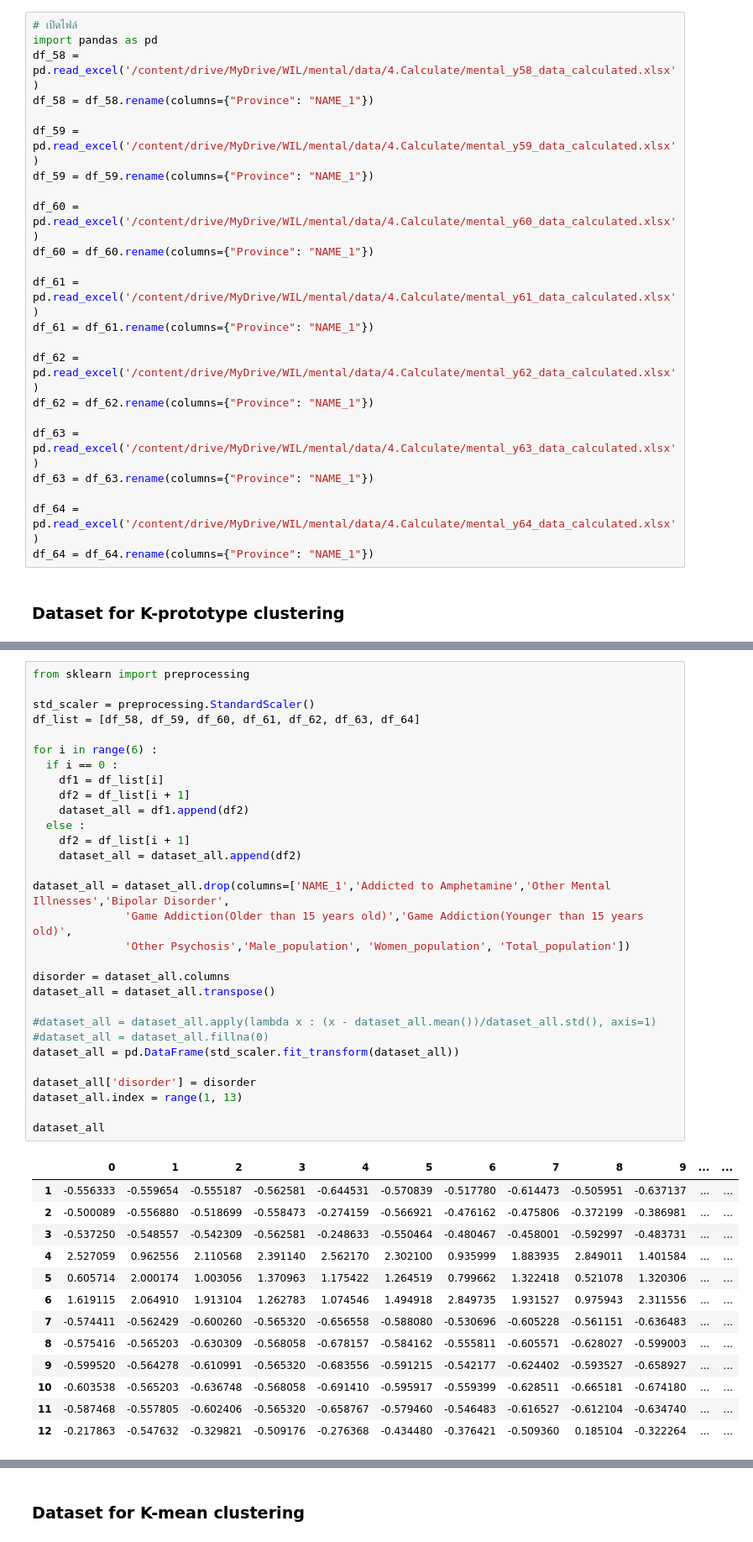
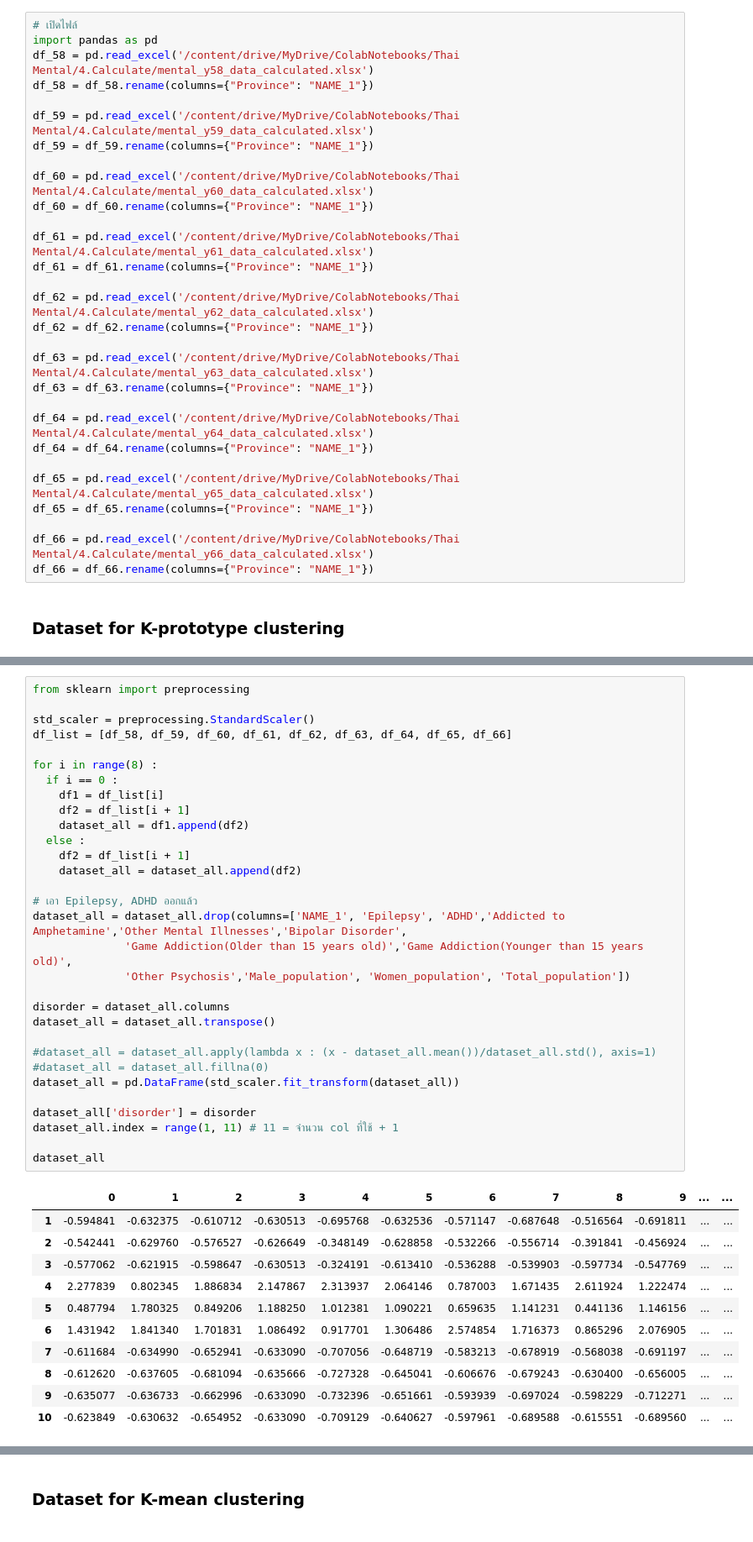
Before and after one commit to mill-ornrakorn/Spatiotemporal-epidemiology-and-analysis-of-mental-health-conditions-in-Thailand, a Jupyter notebook: 4-Unsupervised learning.ipynb, the cells around one changed output, grey strips where cells are left out. Shown at 84% size. Drawn from its saved outputs; the diff is of its cells as text.

```diff
--- a/4-Unsupervised learning.ipynb
+++ b/4-Unsupervised learning.ipynb
@@ -12,25 +12,31 @@ Mounted at /content/drive
 # %%
 # เปิดไฟล์
 import pandas as pd
-df_58 = pd.read_excel('/content/drive/MyDrive/WIL/mental/data/4.Calculate/mental_y58_data_calculated.xlsx')
+df_58 = pd.read_excel('/content/drive/MyDrive/ColabNotebooks/Thai Mental/4.Calculate/mental_y58_data_calculated.xlsx')
 df_58 = df_58.rename(columns={"Province": "NAME_1"})
 
-df_59 = pd.read_excel('/content/drive/MyDrive/WIL/mental/data/4.Calculate/mental_y59_data_calculated.xlsx')
+df_59 = pd.read_excel('/content/drive/MyDrive/ColabNotebooks/Thai Mental/4.Calculate/mental_y59_data_calculated.xlsx')
 df_59 = df_59.rename(columns={"Province": "NAME_1"})
 
-df_60 = pd.read_excel('/content/drive/MyDrive/WIL/mental/data/4.Calculate/mental_y60_data_calculated.xlsx')
+df_60 = pd.read_excel('/content/drive/MyDrive/ColabNotebooks/Thai Mental/4.Calculate/mental_y60_data_calculated.xlsx')
 df_60 = df_60.rename(columns={"Province": "NAME_1"})
 
-df_61 = pd.read_excel('/content/drive/MyDrive/WIL/mental/data/4.Calculate/mental_y61_data_calculated.xlsx')
+df_61 = pd.read_excel('/content/drive/MyDrive/ColabNotebooks/Thai Mental/4.Calculate/mental_y61_data_calculated.xlsx')
 df_61 = df_61.rename(columns={"Province": "NAME_1"})
 
-df_62 = pd.read_excel('/content/drive/MyDrive/WIL/mental/data/4.Calculate/mental_y62_data_calculated.xlsx')
+df_62 = pd.read_excel('/content/drive/MyDrive/ColabNotebooks/Thai Mental/4.Calculate/mental_y62_data_calculated.xlsx')
 df_62 = df_62.rename(columns={"Province": "NAME_1"})
 
-df_63 = pd.read_excel('/content/drive/MyDrive/WIL/mental/data/4.Calculate/mental_y63_data_calculated.xlsx')
+df_63 = pd.read_excel('/content/drive/MyDrive/ColabNotebooks/Thai Mental/4.Calculate/mental_y63_data_calculated.xlsx')
 df_63 = df_63.rename(columns={"Province": "NAME_1"})
 
-df_64 = pd.read_excel('/content/drive/MyDrive/WIL/mental/data/4.Calculate/mental_y64_data_calculated.xlsx')
+df_64 = pd.read_excel('/content/drive/MyDrive/ColabNotebooks/Thai Mental/4.Calculate/mental_y64_data_calculated.xlsx')
 df_64 = df_64.rename(columns={"Province": "NAME_1"})
+
+df_65 = pd.read_excel('/content/drive/MyDrive/ColabNotebooks/Thai Mental/4.Calculate/mental_y65_data_calculated.xlsx')
+df_65 = df_65.rename(columns={"Province": "NAME_1"})
+
+df_66 = pd.read_excel('/content/drive/MyDrive/ColabNotebooks/Thai Mental/4.Calculate/mental_y66_data_calculated.xlsx')
+df_66 = df_66.rename(columns={"Province": "NAME_1"})
 # %% [markdown]
 ### Dataset for K-prototype clustering
@@ -37,44 +59,43 @@ df_64 = df_64.rename(columns={"Province": "NAME_1"})
 # %%
 from sklearn import preprocessing
 
 std_scaler = preprocessing.StandardScaler()
-df_list = [df_58, df_59, df_60, df_61, df_62, df_63, df_64]
+df_list = [df_58, df_59, df_60, df_61, df_62, df_63, df_64, df_65, df_66]
 
-for i in range(6) :
+for i in range(8) :
   if i == 0 :
     df1 = df_list[i]
     df2 = df_list[i + 1]
     dataset_all = df1.append(df2)
   else :
     df2 = df_list[i + 1]
     dataset_all = dataset_all.append(df2)
 
-dataset_all = dataset_all.drop(columns=['NAME_1','Addicted to Amphetamine','Other Mental Illnesses','Bipolar Disorder',
+# เอา Epilepsy, ADHD ออกแล้ว
+dataset_all = dataset_all.drop(columns=['NAME_1', 'Epilepsy', 'ADHD','Addicted to Amphetamine','Other Mental Illnesses','Bipolar Disorder',
               'Game Addiction(Older than 15 years old)','Game Addiction(Younger than 15 years old)',
               'Other Psychosis','Male_population', 'Women_population', 'Total_population'])
 
 disorder = dataset_all.columns
 dataset_all = dataset_all.transpose()
 
 #dataset_all = dataset_all.apply(lambda x : (x - dataset_all.mean())/dataset_all.std(), axis=1)
 #dataset_all = dataset_all.fillna(0)
 dataset_all = pd.DataFrame(std_scaler.fit_transform(dataset_all))
 
 dataset_all['disorder'] = disorder
-dataset_all.index = range(1, 13)
+dataset_all.index = range(1, 11) # 11 = จำนวน col ที่ใช้ + 1
 
 dataset_all
 # %% [output]
 |  | 0 | 1 | 2 | 3 | 4 | 5 | 6 | 7 | 8 | 9 | ... | ... |
-| 1 | -0.556333 | -0.559654 | -0.555187 | -0.562581 | -0.644531 | -0.570839 | -0.517780 | -0.614473 | -0.505951 | -0.637137 | ... | ... |
-| 2 | -0.500089 | -0.556880 | -0.518699 | -0.558473 | -0.274159 | -0.566921 | -0.476162 | -0.475806 | -0.372199 | -0.386981 | ... | ... |
-| 3 | -0.537250 | -0.548557 | -0.542309 | -0.562581 | -0.248633 | -0.550464 | -0.480467 | -0.458001 | -0.592997 | -0.483731 | ... | ... |
-| 4 | 2.527059 | 0.962556 | 2.110568 | 2.391140 | 2.562170 | 2.302100 | 0.935999 | 1.883935 | 2.849011 | 1.401584 | ... | ... |
-| 5 | 0.605714 | 2.000174 | 1.003056 | 1.370963 | 1.175422 | 1.264519 | 0.799662 | 1.322418 | 0.521078 | 1.320306 | ... | ... |
-| 6 | 1.619115 | 2.064910 | 1.913104 | 1.262783 | 1.074546 | 1.494918 | 2.849735 | 1.931527 | 0.975943 | 2.311556 | ... | ... |
-| 7 | -0.574411 | -0.562429 | -0.600260 | -0.565320 | -0.656558 | -0.588080 | -0.530696 | -0.605228 | -0.561151 | -0.636483 | ... | ... |
-| 8 | -0.575416 | -0.565203 | -0.630309 | -0.568058 | -0.678157 | -0.584162 | -0.555811 | -0.605571 | -0.628027 | -0.599003 | ... | ... |
-| 9 | -0.599520 | -0.564278 | -0.610991 | -0.565320 | -0.683556 | -0.591215 | -0.542177 | -0.624402 | -0.593527 | -0.658927 | ... | ... |
-| 10 | -0.603538 | -0.565203 | -0.636748 | -0.568058 | -0.691410 | -0.595917 | -0.559399 | -0.628511 | -0.665181 | -0.674180 | ... | ... |
-| 11 | -0.587468 | -0.557805 | -0.602406 | -0.565320 | -0.658767 | -0.579460 | -0.546483 | -0.616527 | -0.612104 | -0.634740 | ... | ... |
-| 12 | -0.217863 | -0.547632 | -0.329821 | -0.509176 | -0.276368 | -0.434480 | -0.376421 | -0.509360 | 0.185104 | -0.322264 | ... | ... |
+| 1 | -0.594841 | -0.632375 | -0.610712 | -0.630513 | -0.695768 | -0.632536 | -0.571147 | -0.687648 | -0.516564 | -0.691811 | ... | ... |
+| 2 | -0.542441 | -0.629760 | -0.576527 | -0.626649 | -0.348149 | -0.628858 | -0.532266 | -0.556714 | -0.391841 | -0.456924 | ... | ... |
+| 3 | -0.577062 | -0.621915 | -0.598647 | -0.630513 | -0.324191 | -0.613410 | -0.536288 | -0.539903 | -0.597734 | -0.547769 | ... | ... |
+| 4 | 2.277839 | 0.802345 | 1.886834 | 2.147867 | 2.313937 | 2.064146 | 0.787003 | 1.671435 | 2.611924 | 1.222474 | ... | ... |
+| 5 | 0.487794 | 1.780325 | 0.849206 | 1.188250 | 1.012381 | 1.090221 | 0.659635 | 1.141231 | 0.441136 | 1.146156 | ... | ... |
+| 6 | 1.431942 | 1.841340 | 1.701831 | 1.086492 | 0.917701 | 1.306486 | 2.574854 | 1.716373 | 0.865296 | 2.076905 | ... | ... |
+| 7 | -0.611684 | -0.634990 | -0.652941 | -0.633090 | -0.707056 | -0.648719 | -0.583213 | -0.678919 | -0.568038 | -0.691197 | ... | ... |
+| 8 | -0.612620 | -0.637605 | -0.681094 | -0.635666 | -0.727328 | -0.645041 | -0.606676 | -0.679243 | -0.630400 | -0.656005 | ... | ... |
+| 9 | -0.635077 | -0.636733 | -0.662996 | -0.633090 | -0.732396 | -0.651661 | -0.593939 | -0.697024 | -0.598229 | -0.712271 | ... | ... |
+| 10 | -0.623849 | -0.630632 | -0.654952 | -0.633090 | -0.709129 | -0.640627 | -0.597961 | -0.689588 | -0.615551 | -0.689560 | ... | ... |
```
Also changed, not shown: parts of 115 cells of this notebook.
